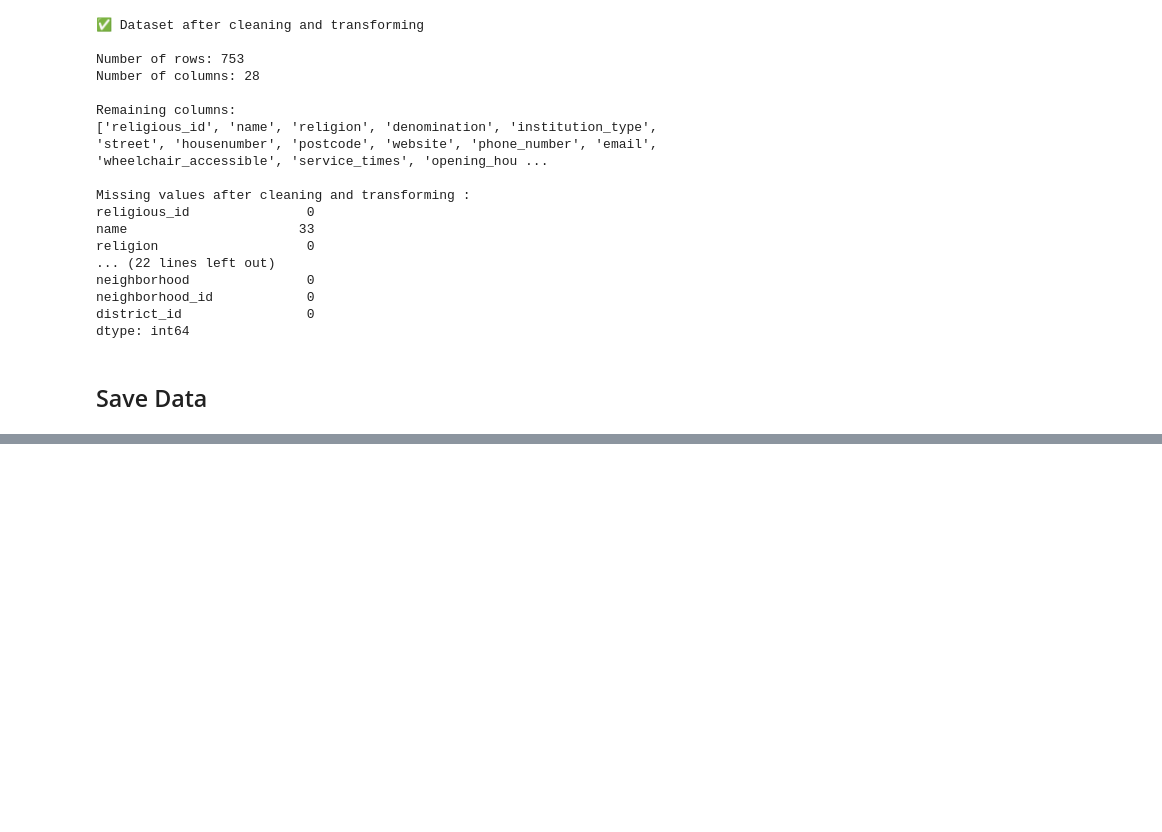
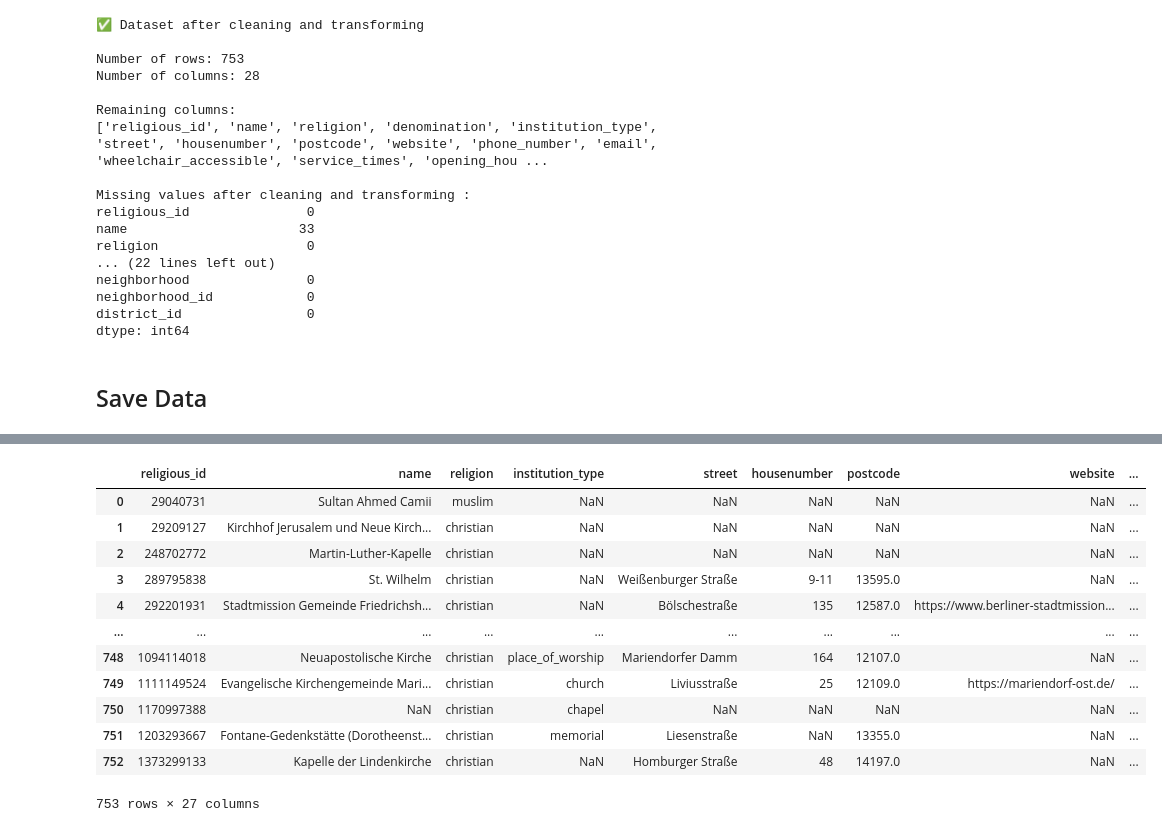
Before and after one commit to Nigar1209/berlin-poi-osm-pipeline, a Jupyter notebook: religious_institutions/scripts/religious_institutions_data_transformation.ipynb, the cells around one changed output, grey strips where cells are left out. Saved outputs shown, nothing was run; the diff lists cells and outputs as text; code cells hidden in the pictures; blank space fills up the shorter version.

```diff
--- a/religious_institutions/scripts/religious_institutions_data_transformation.ipynb
+++ b/religious_institutions/scripts/religious_institutions_data_transformation.ipynb
@@ -1245,0 +1452,19 @@ This notebook successfully implements the **transformation and preprocessing pip
+# %%
+religious_institutions = religious_df_district[['religious_id', 'name', 'religion', 'institution_type', 'street', 'housenumber', 'postcode', 'website', 'phone_number', 'email', 'wheelchair_accessible', 'service_times', 'opening_hours', 'heritage', 'historic', 'geometry', 'geom_point', 'latitude', 'longitude', 'wikidata', 'wikipedia', 'address', 'denomination_std', 'district', 'neighborhood', 'neighborhood_id', 'district_id']]
+# %%
+# Sicherheitskopie
+religious_institutions = religious_institutions.copy()
+
+def to_wkt(g):
+    if g is None or pd.isna(g):
+        return None
+    # Geopandas-GeoSeries hat meist .wkt, Shapely-Objekte auch
+    try:
+        return g.wkt
+    except AttributeError:
+        return str(g)
+
+# geom_point & geometry in Text umwandeln (wenn vorhanden)
+for col in ["geom_point", "geometry"]:
+    if col in religious_institutions.columns:
+        religious_institutions[col] = religious_institutions[col].apply(to_wkt)
@@ -1245,0 +1579,19 @@ This notebook successfully implements the **transformation and preprocessing pip
+# %%
+# Save to csv
+religious_institutions.to_csv("religious_institutions.csv", index=False)
+# Load from csv
+pd.read_csv("religious_institutions.csv")
+# %% [output]
+|  | religious_id | name | religion | institution_type | street | housenumber | postcode | website | ... |
+| 0 | 29040731 | Sultan Ahmed Camii | muslim | NaN | NaN | NaN | NaN | NaN | ... |
+| 1 | 29209127 | Kirchhof Jerusalem und Neue Kirch... | christian | NaN | NaN | NaN | NaN | NaN | ... |
+| 2 | 248702772 | Martin-Luther-Kapelle | christian | NaN | NaN | NaN | NaN | NaN | ... |
+| 3 | 289795838 | St. Wilhelm | christian | NaN | Weißenburger Straße | 9-11 | 13595.0 | NaN | ... |
+| 4 | 292201931 | Stadtmission Gemeinde Friedrichsh... | christian | NaN | Bölschestraße | 135 | 12587.0 | https://www.berliner-stadtmission... | ... |
+| ... | ... | ... | ... | ... | ... | ... | ... | ... | ... |
+| 748 | 1094114018 | Neuapostolische Kirche | christian | place_of_worship | Mariendorfer Damm | 164 | 12107.0 | NaN | ... |
+| 749 | 1111149524 | Evangelische Kirchengemeinde Mari... | christian | church | Liviusstraße | 25 | 12109.0 | https://mariendorf-ost.de/ | ... |
+| 750 | 1170997388 | NaN | christian | chapel | NaN | NaN | NaN | NaN | ... |
+| 751 | 1203293667 | Fontane-Gedenkstätte (Dorotheenst... | christian | memorial | Liesenstraße | NaN | 13355.0 | NaN | ... |
+| 752 | 1373299133 | Kapelle der Lindenkirche | christian | NaN | Homburger Straße | 48 | 14197.0 | NaN | ... |
+753 rows × 27 columns
```
Also changed, not shown: parts of 15 cells of this notebook.
